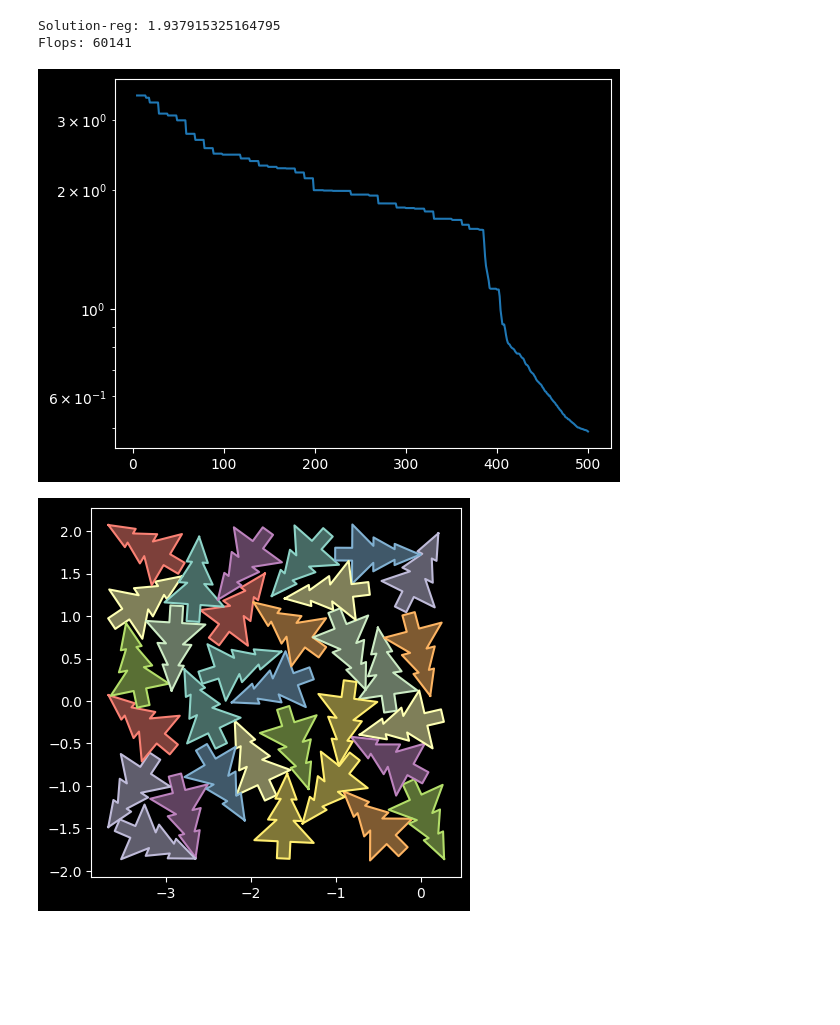
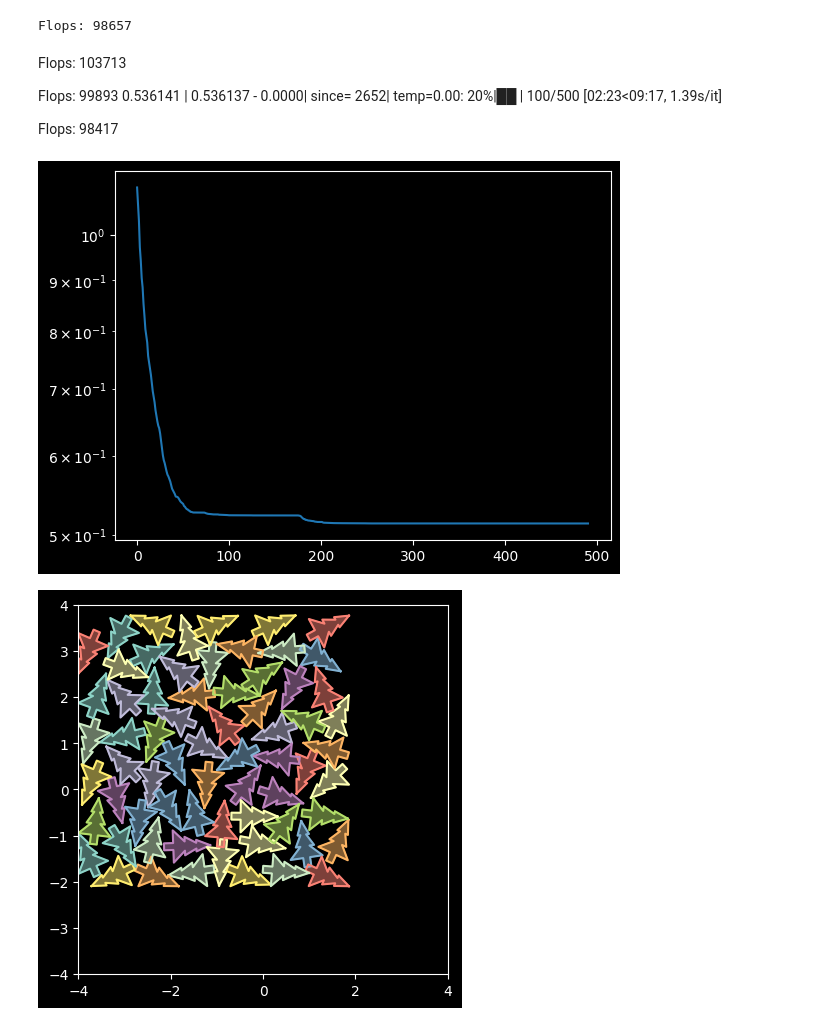
Before and after one commit to AmedeoBiolatti/santa2025, a Jupyter notebook: example.ipynb, the cells around one changed output. Cells and saved outputs as stored; diff of their text form; code cells hidden in the pictures; blank space fills up the shorter version.

Commit message:
added examples

```diff
--- a/example.ipynb
+++ b/example.ipynb
@@ -13,15 +13,15 @@ from santa import tree_packing
 
 from santa import optimizers
 # %%
-NUM_TREES = 32
+NUM_TREES = 67
 RNG = jax.random.PRNGKey(42)
 # %%
-problem = tree_packing.create_tree_packing_problem(NUM_TREES)
+problem = tree_packing.create_tree_packing_problem()
+# %%
+solution = problem.init_solution(NUM_TREES, rng=RNG)
+solution = problem.eval(solution)
+global_state = problem.init_global_state(RNG, solution=solution)
 # %%
-solution = tree_packing.init_solution(NUM_TREES, RNG, length=2)
-solution = problem.eval(solution)
-print(f"Solution-reg: {solution.reg()}")
-
 small_noise = optimizers.noise.BisectionNoiseOptimizer(noise_level=0.01, n_steps=2)
 noise = optimizers.noise.BisectionNoiseOptimizer(noise_level=0.1, n_steps=2)
 
@@ -33,15 +33,14 @@ opt = optimizers.alns.AdaptiveLargeNeighborhoodSearch(
 
 opt = optimizers.sa.SimulatedAnnealing(
     opt,
-    initial_temp=1e6,
-    cooling_rate=0.99995,
+    initial_temp=1e3,
+    cooling_rate=0.9995,
     patience=100_000
 )
 opt = optimizers.combine.RestoreBest(opt, patience=10_000)
 
 opt.set_problem(problem)
 opt_state = opt.init_state(solution)
-global_state = problem.init_global_state(seed=42)
 
 
 @jax.jit
@@ -54,35 +53,43 @@ def iterations(sol, opt_state, global_state):
         return carry, _
 
     carry = sol, opt_state, global_state
-    (sol, opt_state, global_state), _ = jax.lax.scan(one_iteration, carry, length=1_000)
+    (sol, opt_state, global_state), _ = jax.lax.scan(one_iteration, carry, length=10_000)
     return sol, opt_state, global_state
 
 
 flops = iterations.lower(solution, opt_state, global_state).compile().cost_analysis()["flops"]
+
 print(f"Flops: {int(flops)}")
+with open("example_jaxpr.txt", "w") as _file:
+    _file.write(jax.make_jaxpr(iterations)(solution, opt_state, global_state).pretty_print())
 
-history = {"opt_state": [opt_state], "global_state": [global_state]}
-solutions = [solution]
+history = {"opt_state": [opt_state], "global_state": [global_state], "solution": [solution]}
 trange = tqdm(range(500))
 for it in trange:
     solution, opt_state, global_state = iterations(solution, opt_state, global_state)
     temp = opt_state.get('temperature', 0.0)
-    trange.set_description(f"{global_state.best_feasible_score:.4f} - {solution.objective:.4f}"
-                           f"| since={global_state.iters_since_last_improvement:6d}"
-                           f"| temp={temp:.2f}")
-    solutions.append(solution)
+    trange.set_description(
+        f"{global_state.best_feasible_score:.6f} | {solution.objective:.6f} - {solution.total_violation():.4f}"
+        f"| since={global_state.iters_since_last_improvement:6d}"
+        f"| temp={temp:.2f}")
+    history["solution"].append(solution)
     history["opt_state"].append(opt_state)
     history["global_state"].append(global_state)
 # %% [output]
-Solution-reg: 1.937915325164795
-Flops: 60141
+Flops: 98657
+# %% [markdown]
+Flops: 103713
+
+Flops: 99893 0.536141 | 0.536137 - 0.0000| since=  2652| temp=0.00:  20%|██        | 100/500 [02:23<09:17,  1.39s/it]
+
+Flops: 98417
 # %%
 best_score = jax.numpy.array([h.best_score for h in history["global_state"]])
 best_feasible_score = jax.numpy.array([h.best_feasible_score for h in history["global_state"]])
 
-plt.semilogy(best_feasible_score, color="tab:blue")
+plt.semilogy(best_feasible_score[10:], color="tab:blue")
 plt.figure()
 tree_packing.plot.plot_solution(history["global_state"][-1].best_solution)
 # %% [output]
-[figure, old version]
+[figure, new version]
-[figure, old version]
+[figure, new version]
```
Also changed, not shown: parts of 3 cells of this notebook, 5 other files.
